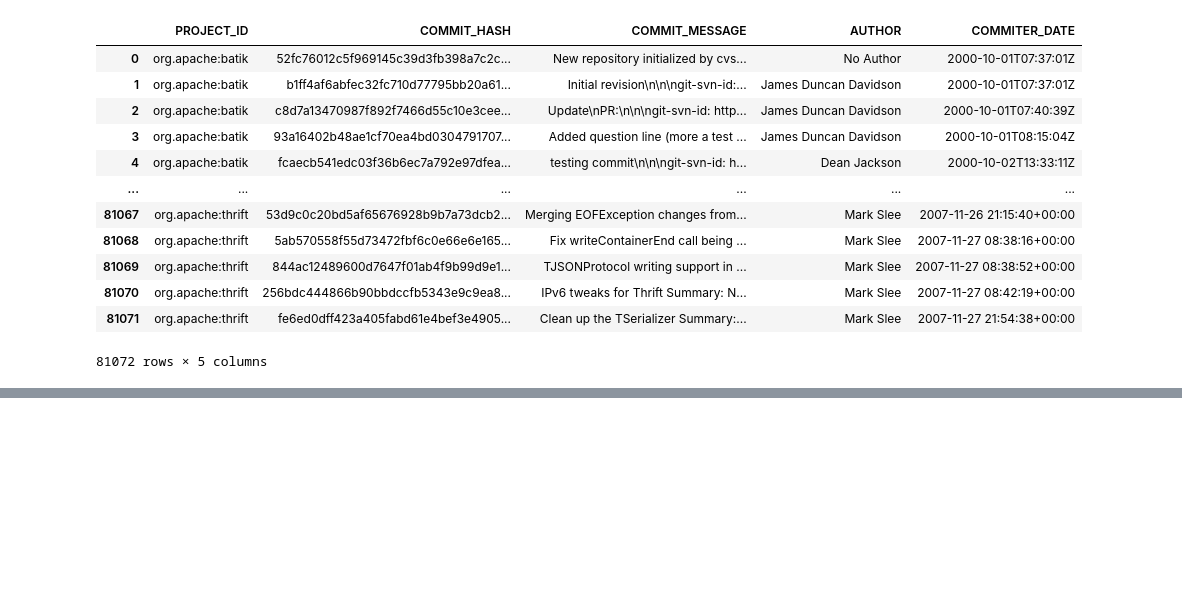
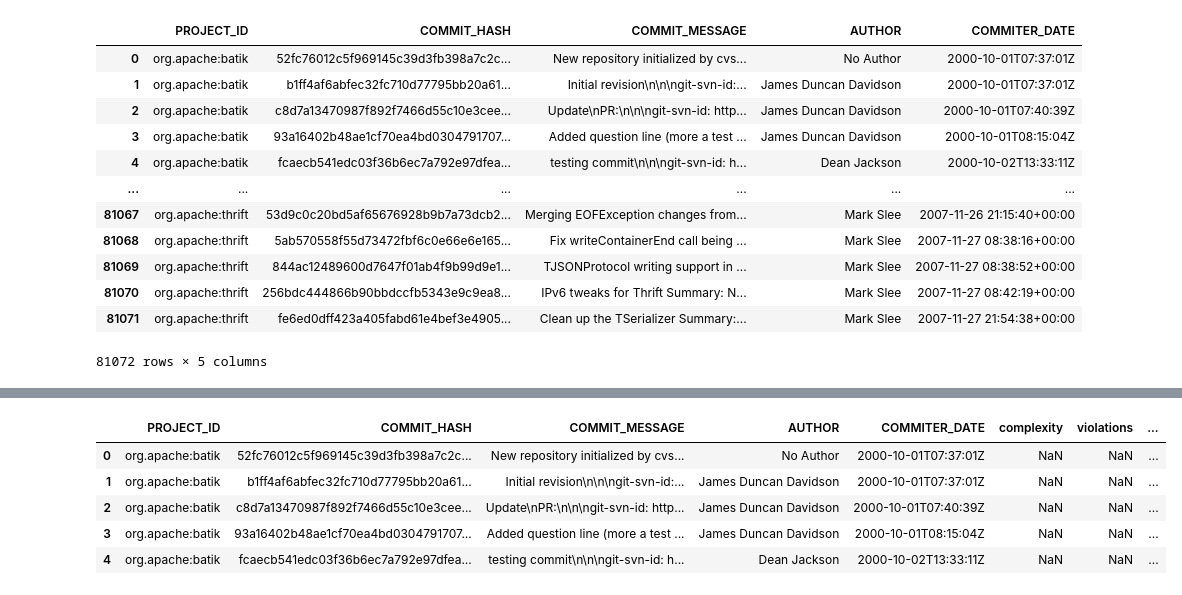
Before and after one commit to megaelius/EPAA, a Jupyter notebook: notebooks/prep.ipynb, the cells around one changed output, grey strips where cells are left out. Cells and saved outputs as stored; diff of their text form; code cells hidden in the pictures; blank space fills up the shorter version.

```diff
--- a/notebooks/prep.ipynb
+++ b/notebooks/prep.ipynb
@@ -93,0 +102,10 @@ print(db_merged.size)
+# %%
+db_merged = pd.merge(db_commits, db_sonar, how = 'left', on = 'COMMIT_HASH', indicator = True)
+db_merged.head()
+# %% [output]
+|  | PROJECT_ID | COMMIT_HASH | COMMIT_MESSAGE | AUTHOR | COMMITER_DATE | complexity | violations | ... |
+| 0 | org.apache:batik | 52fc76012c5f969145c39d3fb398a7c2c... | New repository initialized by cvs... | No Author | 2000-10-01T07:37:01Z | NaN | NaN | ... |
+| 1 | org.apache:batik | b1ff4af6abfec32fc710d77795bb20a61... | Initial revision\n\n\ngit-svn-id:... | James Duncan Davidson | 2000-10-01T07:37:01Z | NaN | NaN | ... |
+| 2 | org.apache:batik | c8d7a13470987f892f7466d55c10e3cee... | Update\nPR:\n\n\ngit-svn-id: http... | James Duncan Davidson | 2000-10-01T07:40:39Z | NaN | NaN | ... |
+| 3 | org.apache:batik | 93a16402b48ae1cf70ea4bd0304791707... | Added question line (more a test ... | James Duncan Davidson | 2000-10-01T08:15:04Z | NaN | NaN | ... |
+| 4 | org.apache:batik | fcaecb541edc03f36b6ec7a792e97dfea... | testing commit\n\n\ngit-svn-id: h... | Dean Jackson | 2000-10-02T13:33:11Z | NaN | NaN | ... |
```
Also changed, not shown: parts of 7 cells of this notebook.
